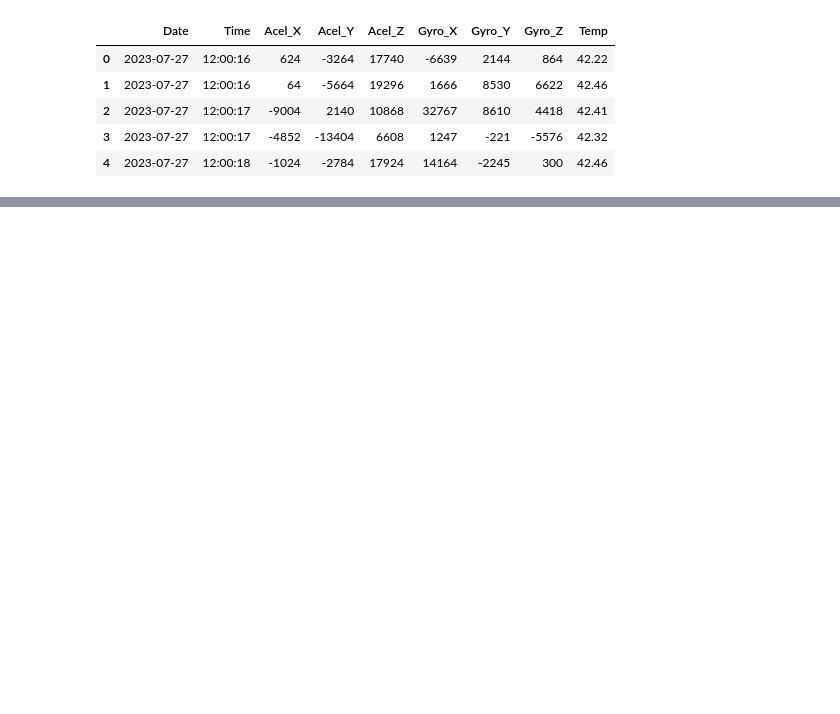
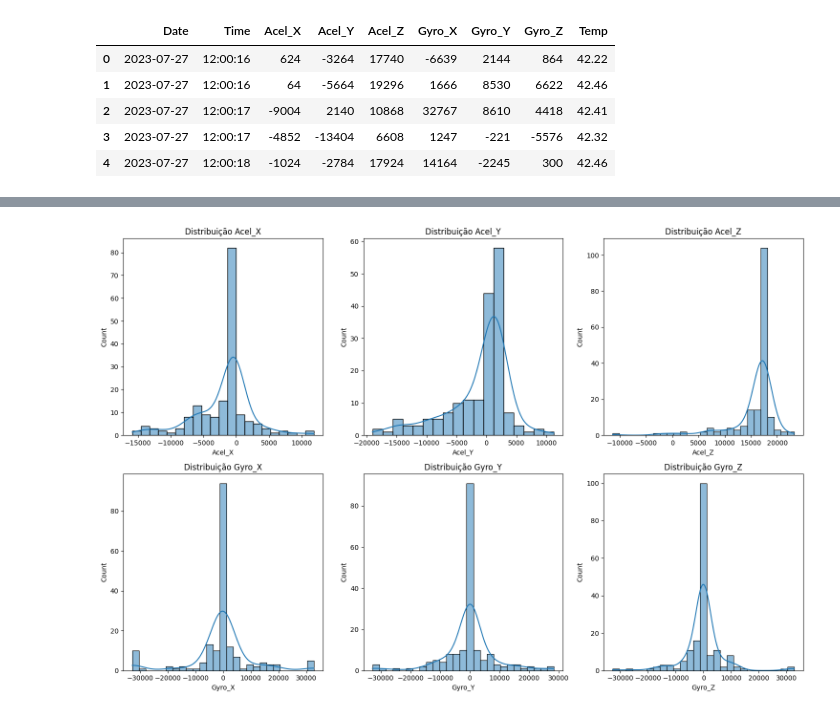
Before and after one commit to matheusssilva991/tarefa12_datalogger_embarcatech, a Jupyter notebook: eda/main.ipynb, the cells around one changed output, grey strips where cells are left out. Cells and saved outputs as stored; diff of their text form; code cells hidden in the pictures; blank space fills up the shorter version.

```diff
--- a/eda/main.ipynb
+++ b/eda/main.ipynb
@@ -15,0 +95,24 @@ df.head()
+# %%
+# Criar histogramas para todos os sensores
+fig, axes = plt.subplots(2, 3, figsize=(15, 10))
+
+# Acelerômetro
+sns.histplot(df['Acel_X'], kde=True, ax=axes[0,0])
+axes[0,0].set_title('Distribuição Acel_X')
+sns.histplot(df['Acel_Y'], kde=True, ax=axes[0,1])
+axes[0,1].set_title('Distribuição Acel_Y')
+sns.histplot(df['Acel_Z'], kde=True, ax=axes[0,2])
+axes[0,2].set_title('Distribuição Acel_Z')
+
+# Giroscópio
+sns.histplot(df['Gyro_X'], kde=True, ax=axes[1,0])
+axes[1,0].set_title('Distribuição Gyro_X')
+sns.histplot(df['Gyro_Y'], kde=True, ax=axes[1,1])
+axes[1,1].set_title('Distribuição Gyro_Y')
+sns.histplot(df['Gyro_Z'], kde=True, ax=axes[1,2])
+axes[1,2].set_title('Distribuição Gyro_Z')
+
+plt.tight_layout()
+plt.show()
+# %% [output]
+[figure, added]
```
Also changed, not shown: parts of 3 cells of this notebook.
